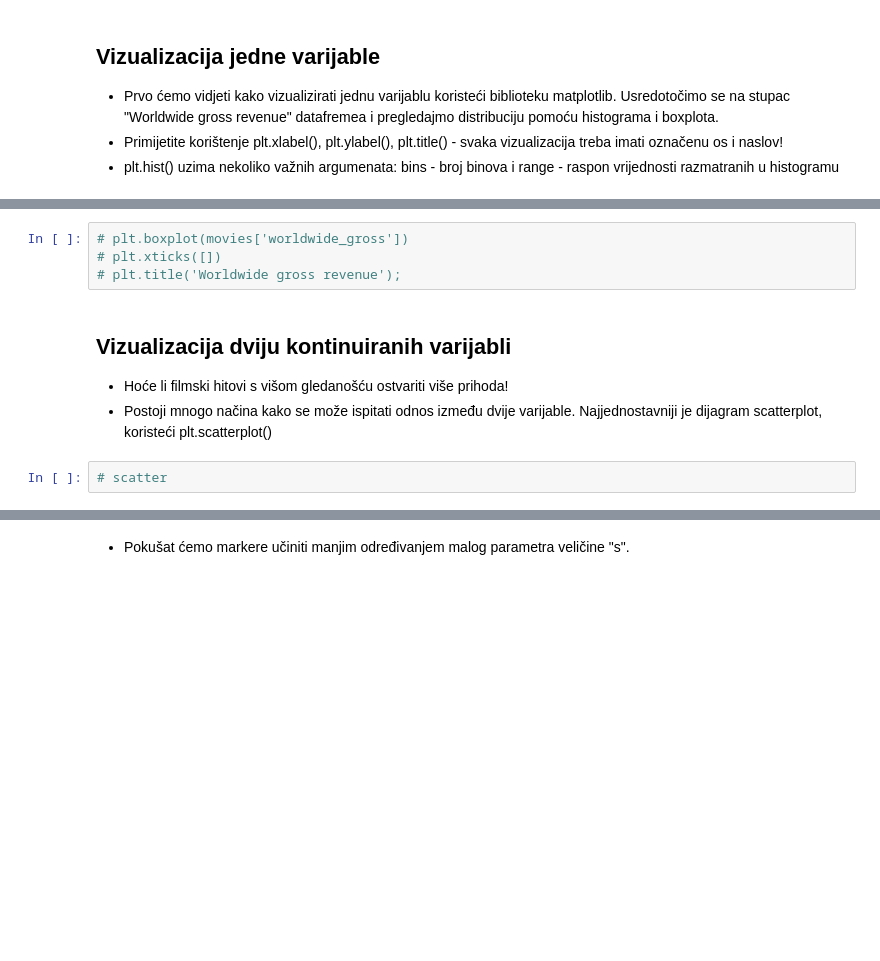
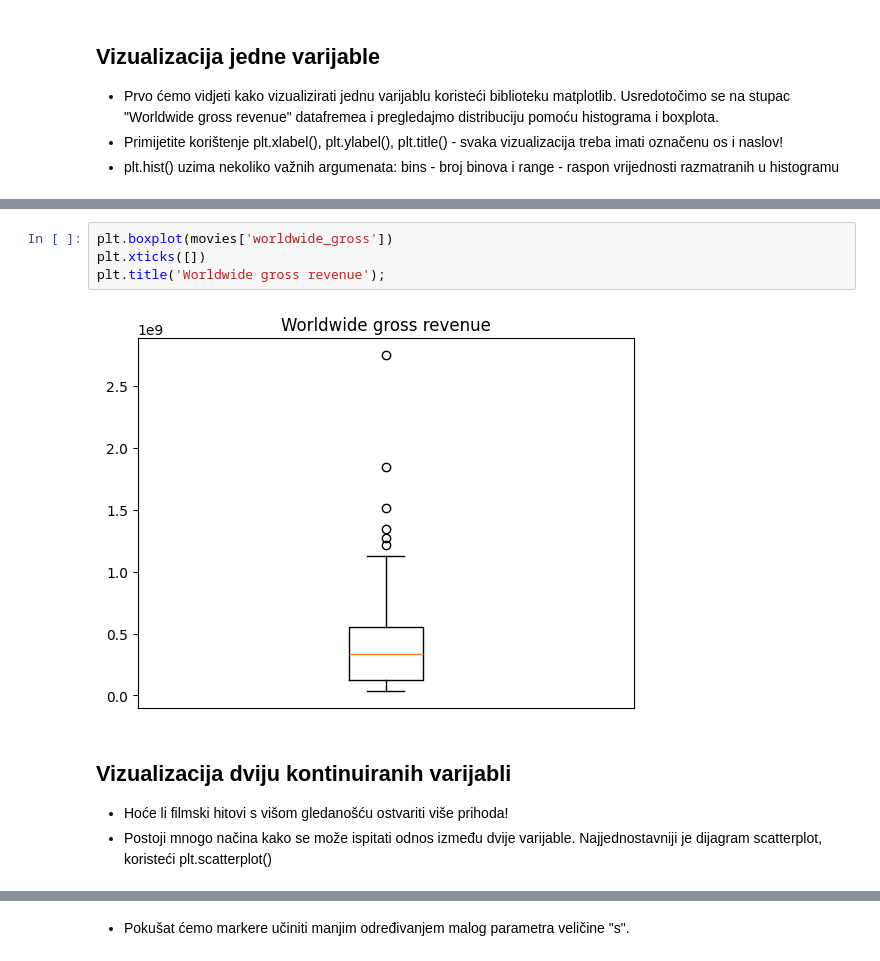
Before and after one commit to zobo24/Data_science_labs, a Jupyter notebook: lab_4/lab4.ipynb, the cells around one changed output, grey strips where cells are left out. Drawn from its saved outputs; the diff is of its cells as text; blank space fills up the shorter version.

```diff
--- a/lab_4/lab4.ipynb
+++ b/lab_4/lab4.ipynb
@@ -69,11 +97,11 @@ Koristit će se dataset blockbustera. Sažetak feature-a:
 # %%
-# plt.boxplot(movies['worldwide_gross'])
-# plt.xticks([])
-# plt.title('Worldwide gross revenue');
+plt.boxplot(movies['worldwide_gross'])
+plt.xticks([])
+plt.title('Worldwide gross revenue');
+# %% [output]
+[figure, added]
 # %% [markdown]
 ## Vizualizacija dviju kontinuiranih varijabli
 
 - Hoće li filmski hitovi s višom gledanošću ostvariti više prihoda!
 - Postoji mnogo načina kako se može ispitati odnos između dvije varijable. Najjednostavniji je dijagram scatterplot, koristeći plt.scatterplot()
-# %%
-# scatter
```
Also changed, not shown: parts of 19 cells of this notebook.
